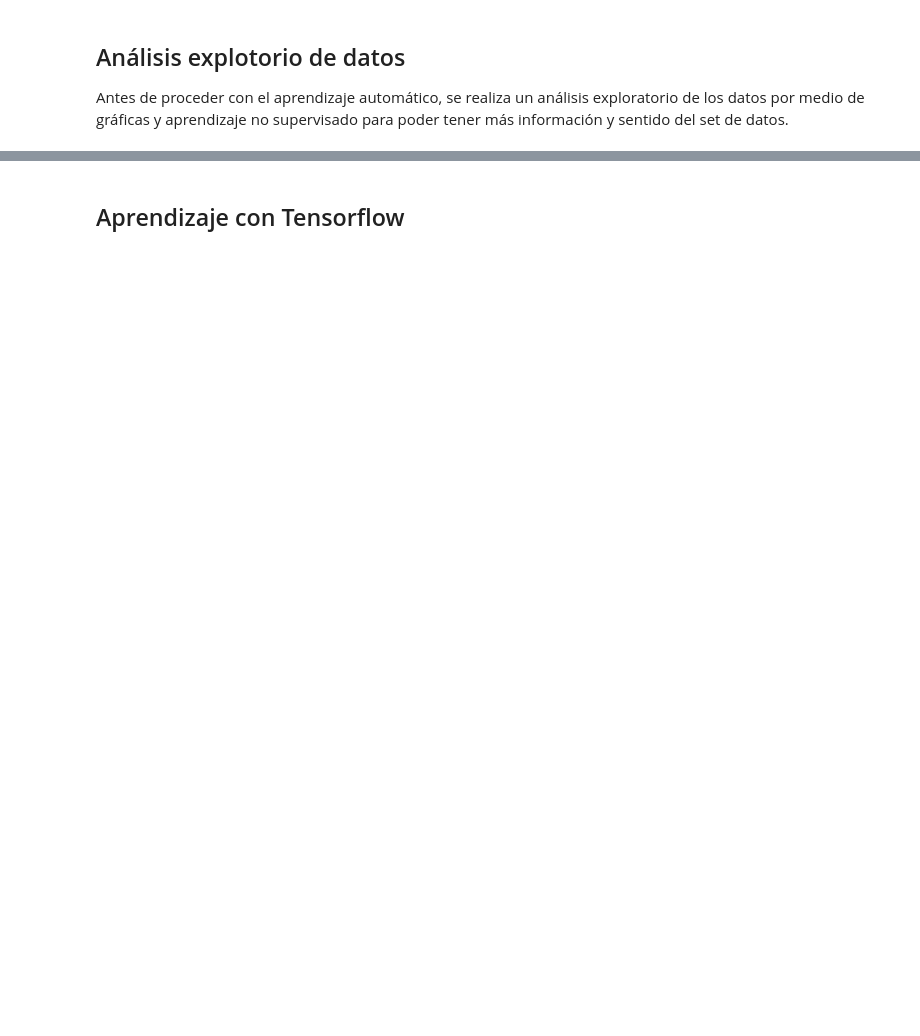
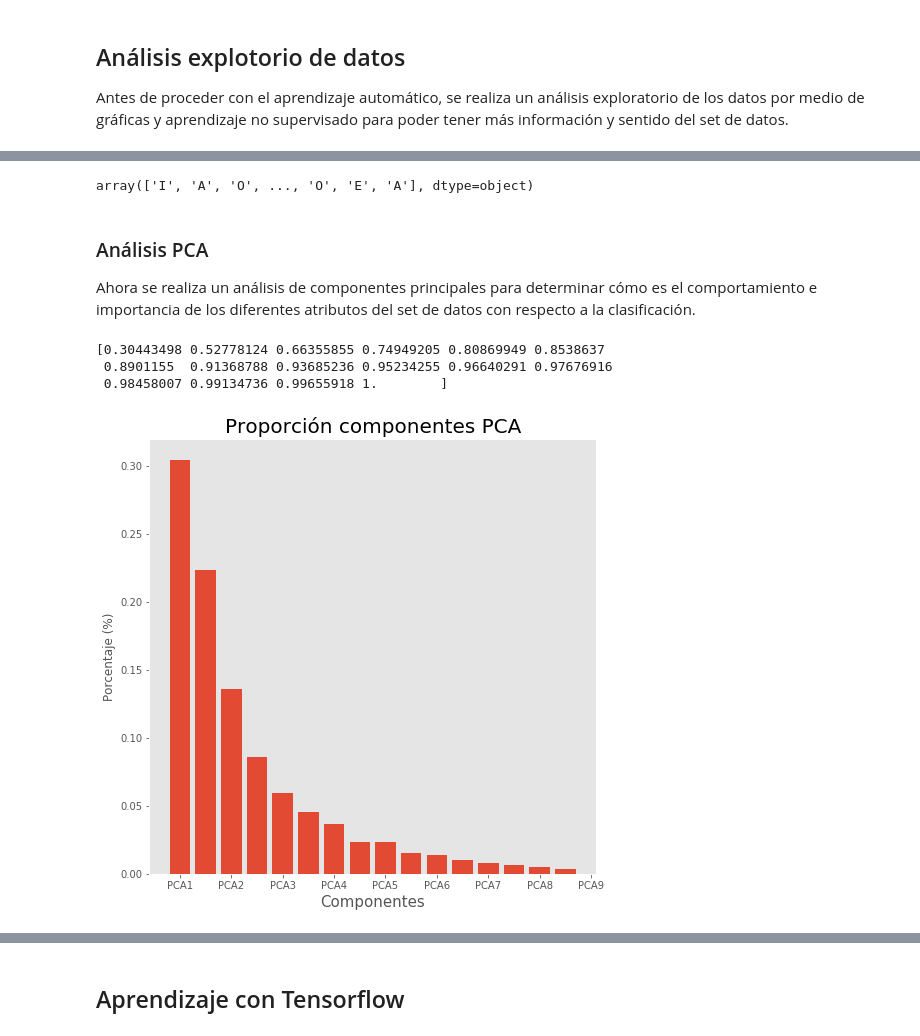
Before and after one commit to dkohkemper/pattern_recognition, a Jupyter notebook: proyecto_final/proyecto_final.ipynb, the cells around one changed output, grey strips where cells are left out. Saved outputs shown, nothing was run; the diff lists cells and outputs as text; code cells hidden in the pictures; blank space fills up the shorter version.

```diff
--- a/proyecto_final/proyecto_final.ipynb
+++ b/proyecto_final/proyecto_final.ipynb
@@ -166,0 +175,48 @@ pd.DataFrame.hist(df, figsize = [20,20]);
+# %%
+from sklearn.model_selection import train_test_split
+
+# Separate data intro training and test sets
+x_train, x_test, y_train, y_test = train_test_split(input_features, output_class, test_size=0.20, random_state=50)
+
+output_class
+# %% [output]
+array(['I', 'A', 'O', ..., 'O', 'E', 'A'], dtype=object)
+# %% [markdown]
+### Análisis PCA
+
+Ahora se realiza un análisis de componentes principales para determinar cómo es el comportamiento e importancia de los diferentes atributos del set de datos con respecto a la clasificación.
+# %%
+import matplotlib.pyplot as plt
+from sklearn.decomposition import PCA
+
+from sklearn.preprocessing import StandardScaler
+
+input_feat_scaled = StandardScaler().fit_transform(input_features)
+
+n_atributes = input_features.shape[1]
+
+# Se extrae el PCA y se introducen en los datos
+pca = PCA(n_components = input_features.shape[1])
+principalComponents = pca.fit_transform(input_features)
+
+# Nombra cada una de las componentes del PCA
+pca_features = ['PCA' + str(i) for i in range(n_atributes)]
+principalDf = pd.DataFrame(data = principalComponents, columns = pca_features)
+
+# Grafica los datos
+fig = plt.figure(figsize = (8,8))
+ax = fig.add_subplot(1,1,1)
+#Grafica las componentes de PCA según su porcentaje
+ax.bar(range(n_atributes),pca.explained_variance_ratio_)
+ax.set_xlabel('Componentes', fontsize = 15)
+ax.set_xticklabels(pca_features)
+ax.set_ylabel('Porcentaje (%)')
+ax.set_title('Proporción componentes PCA',fontsize = 20)
+ax.grid()
+
+print(pca.explained_variance_ratio_.cumsum())
+# %% [output]
+[0.30443498 0.52778124 0.66355855 0.74949205 0.80869949 0.8538637
+ 0.8901155  0.91368788 0.93685236 0.95234255 0.96640291 0.97676916
+ 0.98458007 0.99134736 0.99655918 1.        ]
+[figure, added]
```
Also changed, not shown: parts of 30 cells of this notebook.
